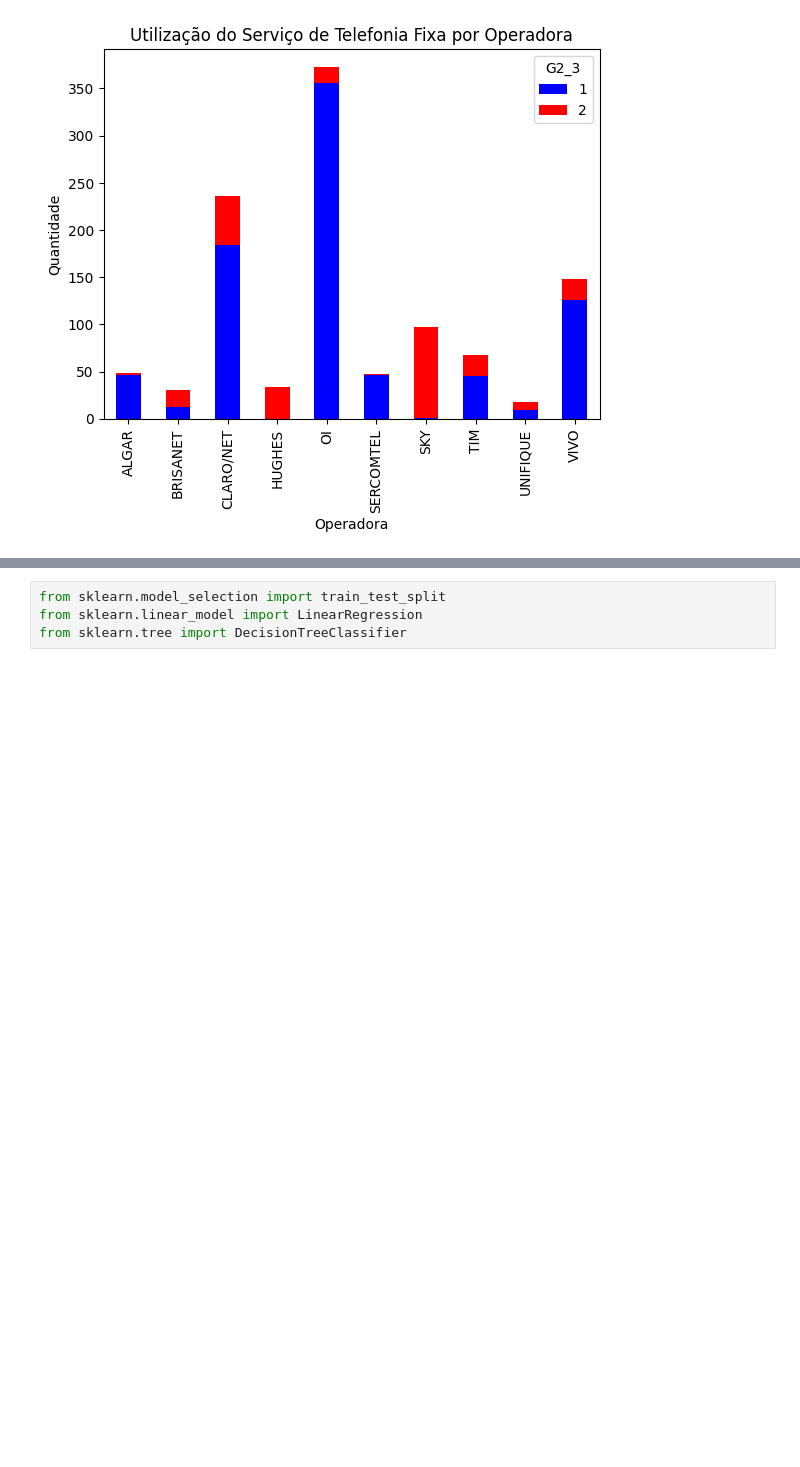
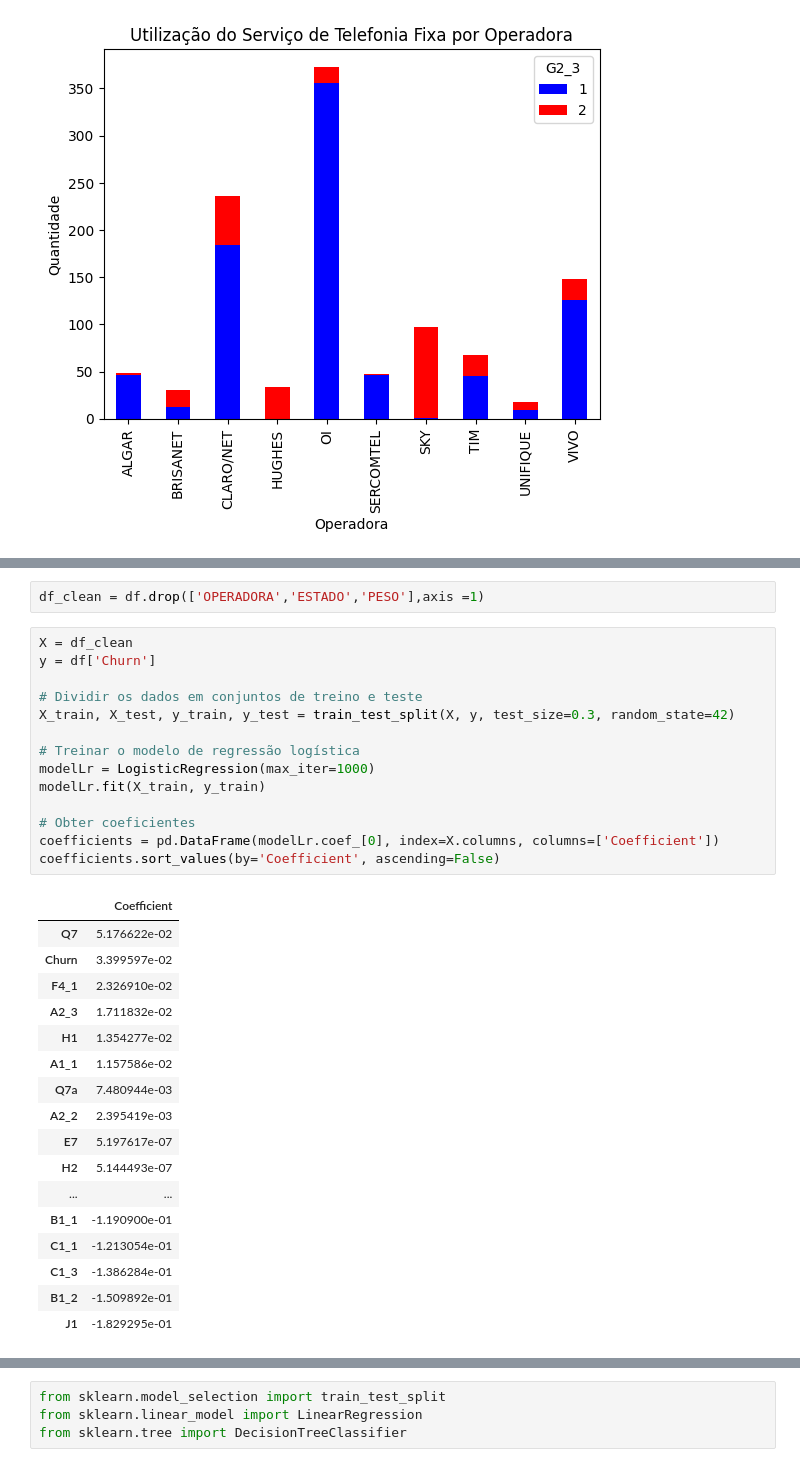
Before and after one commit to mheloisagalvao/projeto-ml, a Jupyter notebook: Projeto_THK.ipynb, the cells around one changed output, grey strips where cells are left out. Drawn from its saved outputs; the diff is of its cells as text; blank space fills up the shorter version.

```diff
--- a/Projeto_THK.ipynb
+++ b/Projeto_THK.ipynb
@@ -306,0 +366,34 @@ Name: 2, dtype: object
+# %%
+df_clean = df.drop(['OPERADORA','ESTADO','PESO'],axis =1)
+# %%
+X = df_clean
+y = df['Churn']
+
+# Dividir os dados em conjuntos de treino e teste
+X_train, X_test, y_train, y_test = train_test_split(X, y, test_size=0.3, random_state=42)
+
+# Treinar o modelo de regressão logística
+modelLr = LogisticRegression(max_iter=1000)
+modelLr.fit(X_train, y_train)
+
+# Obter coeficientes
+coefficients = pd.DataFrame(modelLr.coef_[0], index=X.columns, columns=['Coefficient'])
+coefficients.sort_values(by='Coefficient', ascending=False)
+# %% [output]
+|  | Coefficient |
+| Q7 | 5.176622e-02 |
+| Churn | 3.399597e-02 |
+| F4_1 | 2.326910e-02 |
+| A2_3 | 1.711832e-02 |
+| H1 | 1.354277e-02 |
+| A1_1 | 1.157586e-02 |
+| Q7a | 7.480944e-03 |
+| A2_2 | 2.395419e-03 |
+| E7 | 5.197617e-07 |
+| H2 | 5.144493e-07 |
+| ... | ... |
+| B1_1 | -1.190900e-01 |
+| C1_1 | -1.213054e-01 |
+| C1_3 | -1.386284e-01 |
+| B1_2 | -1.509892e-01 |
+| J1 | -1.829295e-01 |
```
Also changed, not shown: parts of 89 cells of this notebook.
